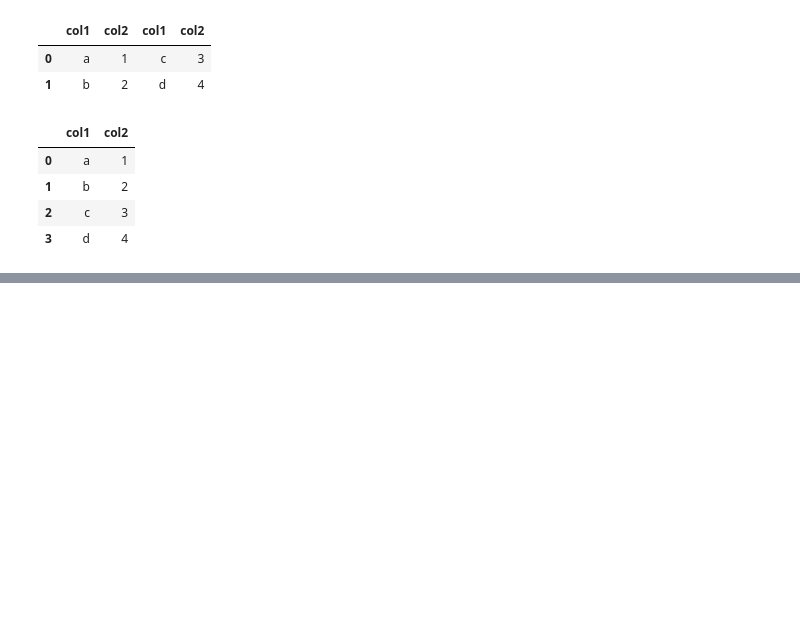
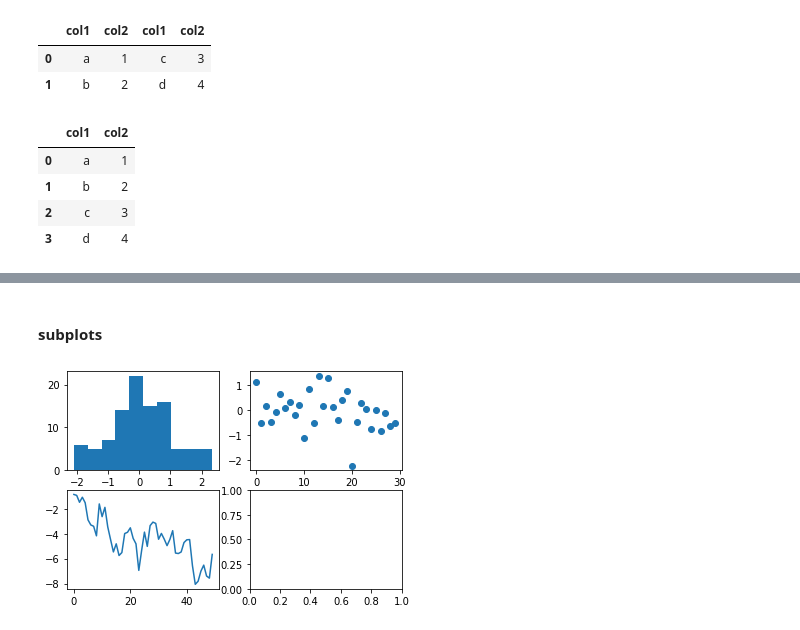
Before and after one commit to KimHeeSu1203/study-dataScience, a Jupyter notebook: kaggle_titanic/data_library.ipynb, the cells around one changed output, grey strips where cells are left out. Drawn from its saved outputs; the diff is of its cells as text; code cells hidden in the pictures; blank space fills up the shorter version.

```diff
--- a/kaggle_titanic/data_library.ipynb
+++ b/kaggle_titanic/data_library.ipynb
@@ -516,0 +546,10 @@ pd.concat([df3, df4], ignore_index = True)
+# %% [markdown]
+#### subplots
+# %%
+fig, axes = plt.subplots(2,2) ## ->
+axes[0][0].hist(np.random.randn(100))
+axes[0][1].scatter(np.arange(30),np.random.randn(30))
+axes[1][0].plot(np.random.randn(50).cumsum())
+plt.show()
+# %% [output]
+[figure, added]
```
Also changed, not shown: parts of 9 cells of this notebook, 3 other files.
